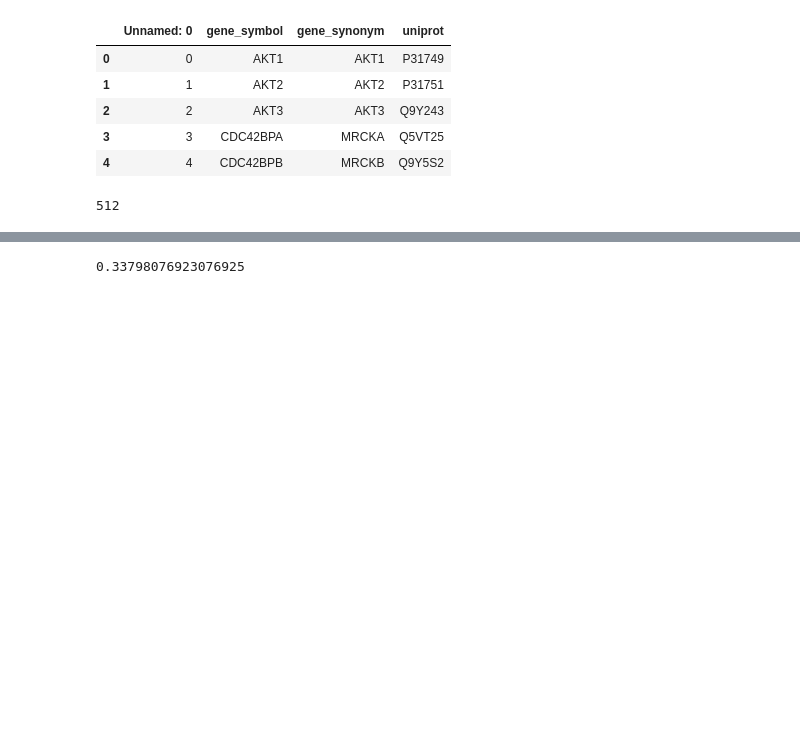
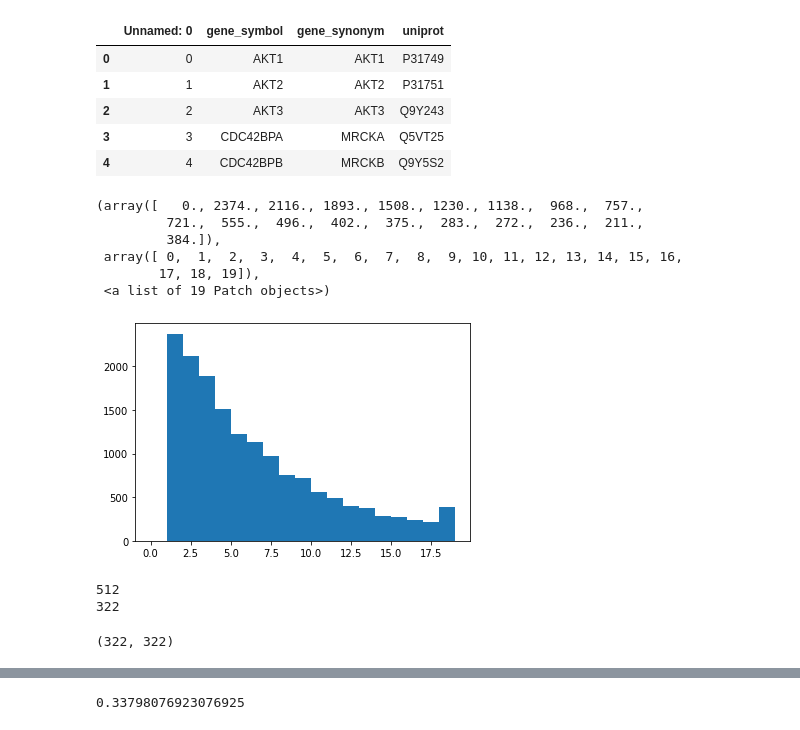
Before and after one commit to ily123/ggid, a Jupyter notebook: onto_scratch.ipynb, the cells around one changed output, grey strips where cells are left out. Cells and saved outputs as stored; diff of their text form; code cells hidden in the pictures; blank space fills up the shorter version.

```diff
--- a/onto_scratch.ipynb
+++ b/onto_scratch.ipynb
@@ -78,6 +81,16 @@ p.head()
 | 2 | 2 | AKT3 | AKT3 | Q9Y243 |
 | 3 | 3 | CDC42BPA | MRCKA | Q5VT25 |
 | 4 | 4 | CDC42BPB | MRCKB | Q9Y5S2 |
+# %%
+plt.hist([len(v) for k, v in sim.annotations2.items()], bins = range(20))
+# %% [output]
+(array([   0., 2374., 2116., 1893., 1508., 1230., 1138.,  968.,  757.,
+         721.,  555.,  496.,  402.,  375.,  283.,  272.,  236.,  211.,
+         384.]),
+ array([ 0,  1,  2,  3,  4,  5,  6,  7,  8,  9, 10, 11, 12, 13, 14, 15, 16,
+        17, 18, 19]),
+ <a list of 19 Patch objects>)
+[figure, added]
 # %%
 reload_my_modules()
 
@@ -85,10 +98,17 @@ reload_my_modules()
 #P35626 GRK3
 
 sim = similarity.Similarity(anno, ontology, ft, list(p.gene_symbol), namespace='P', verbose=True)
-#sim = similarity.Similarity(anno, ontology, ft, p53_kin_exist[:5], namespace='P', verbose=True)
+#sim = similarity.Similarity(anno, ontology, ft, p53_kin_exist, namespace='P', verbose=True)
 
+sim.sanitize_protein_list()
 
+print(len(sim.proteins))
 sim.calculate_similarity()
 # %% [output]
 512
+322
+# %%
+sim.sim_matrix.sim_matrix.shape
+# %% [output]
+(322, 322)
 # %%
```
Also changed, not shown: parts of 29 cells of this notebook, 7 other files.
